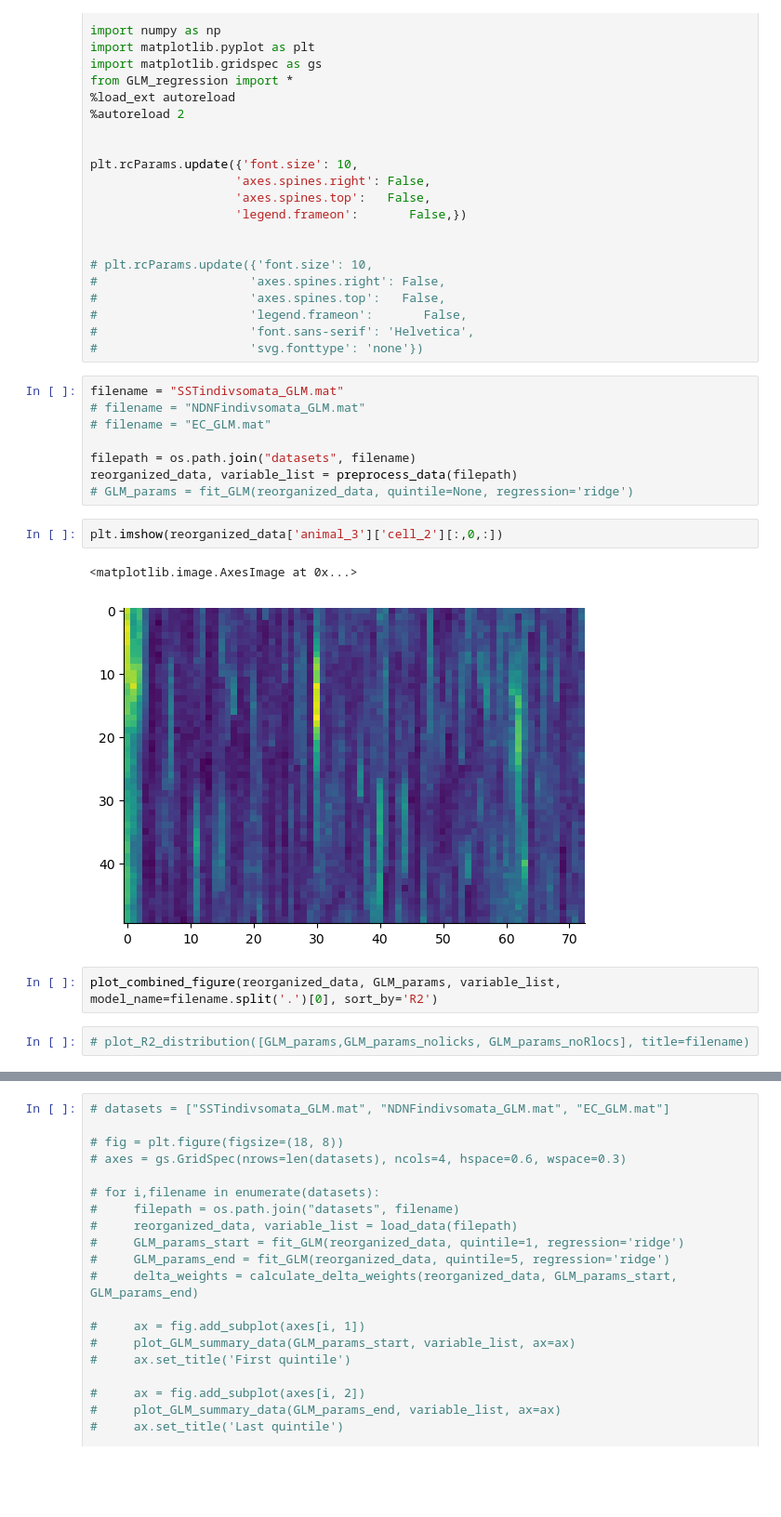
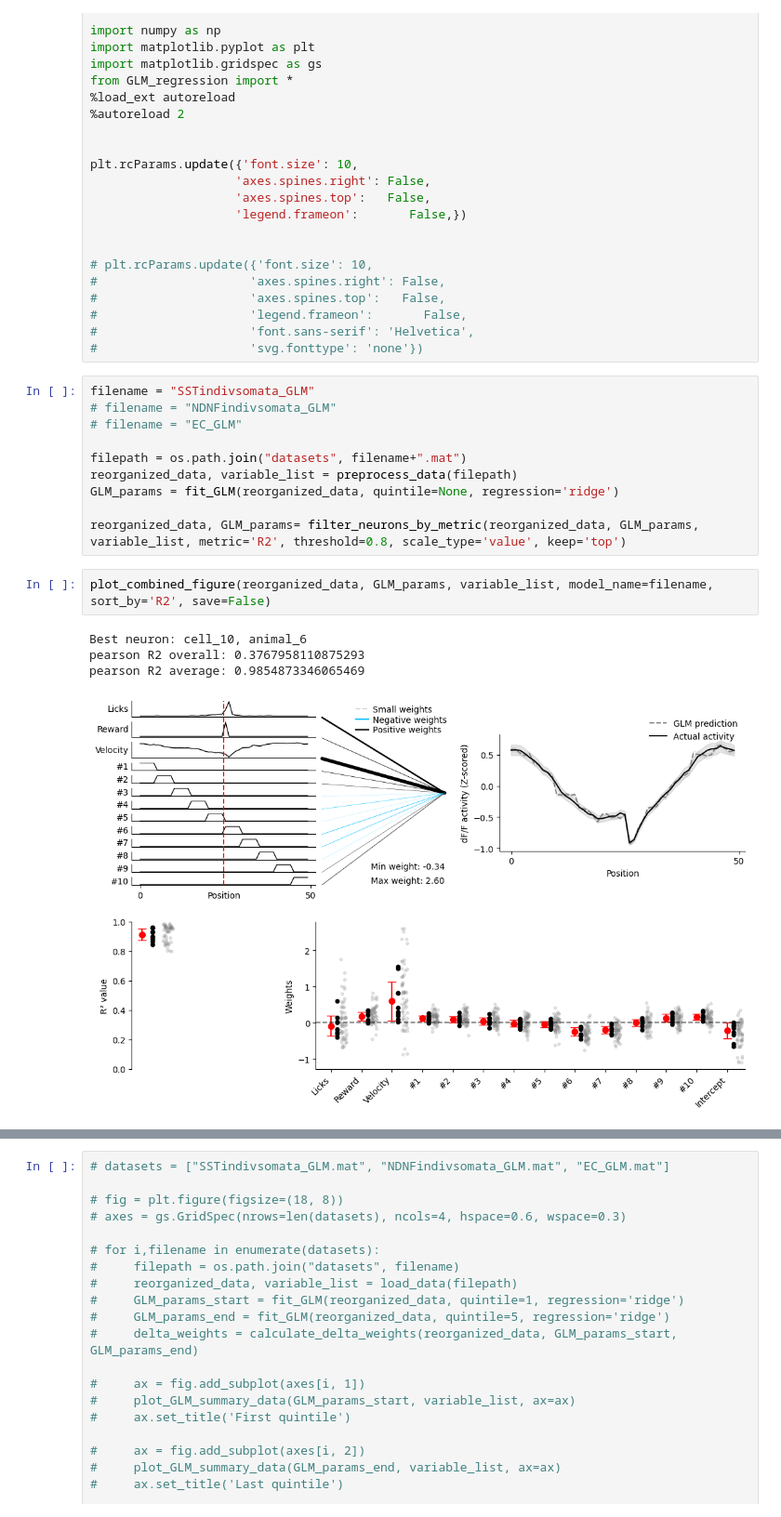
Before and after one commit to Milstein-Lab/CA1-interneuron-GLM, a Jupyter notebook: notebooks/GLM_analysis_scratchpad2.ipynb, the cells around one changed output, grey strips where cells are left out. Shown: that part at 93% size. Saved outputs shown, nothing was run; the diff lists cells and outputs as text; blank space fills up the shorter version.

Commit message:
refactored functions with new data dict organization

```diff
--- a/notebooks/GLM_analysis_scratchpad2.ipynb
+++ b/notebooks/GLM_analysis_scratchpad2.ipynb
@@ -23,20 +23,20 @@ plt.rcParams.update({'font.size': 10,
 #                     'font.sans-serif': 'Helvetica',
 #                     'svg.fonttype': 'none'})
 # %%
-filename = "SSTindivsomata_GLM.mat"
-# filename = "NDNFindivsomata_GLM.mat"
-# filename = "EC_GLM.mat"
+filename = "SSTindivsomata_GLM"
+# filename = "NDNFindivsomata_GLM"
+# filename = "EC_GLM"
 
-filepath = os.path.join("datasets", filename)
+filepath = os.path.join("datasets", filename+".mat")
 reorganized_data, variable_list = preprocess_data(filepath)
-# GLM_params = fit_GLM(reorganized_data, quintile=None, regression='ridge')
+GLM_params = fit_GLM(reorganized_data, quintile=None, regression='ridge')
+
+reorganized_data, GLM_params= filter_neurons_by_metric(reorganized_data, GLM_params, variable_list, metric='R2', threshold=0.8, scale_type='value', keep='top')
-# %%
-plt.imshow(reorganized_data['animal_3']['cell_2'][:,0,:])
-# %% [output]
-<matplotlib.image.AxesImage at 0x...>
-[figure, removed]
 # %%
-plot_combined_figure(reorganized_data, GLM_params, variable_list, model_name=filename.split('.')[0], sort_by='R2')
+plot_combined_figure(reorganized_data, GLM_params, variable_list, model_name=filename, sort_by='R2', save=False)
+# %% [output]
+Best neuron: cell_10, animal_6
+pearson R2 overall: 0.3767958110875293
+pearson R2 average: 0.9854873346065469
+[figure, added]
-# %%
-# plot_R2_distribution([GLM_params,GLM_params_nolicks, GLM_params_noRlocs], title=filename)
 # %%
```
Also changed, not shown: parts of 6 cells of this notebook, 1 other file.
